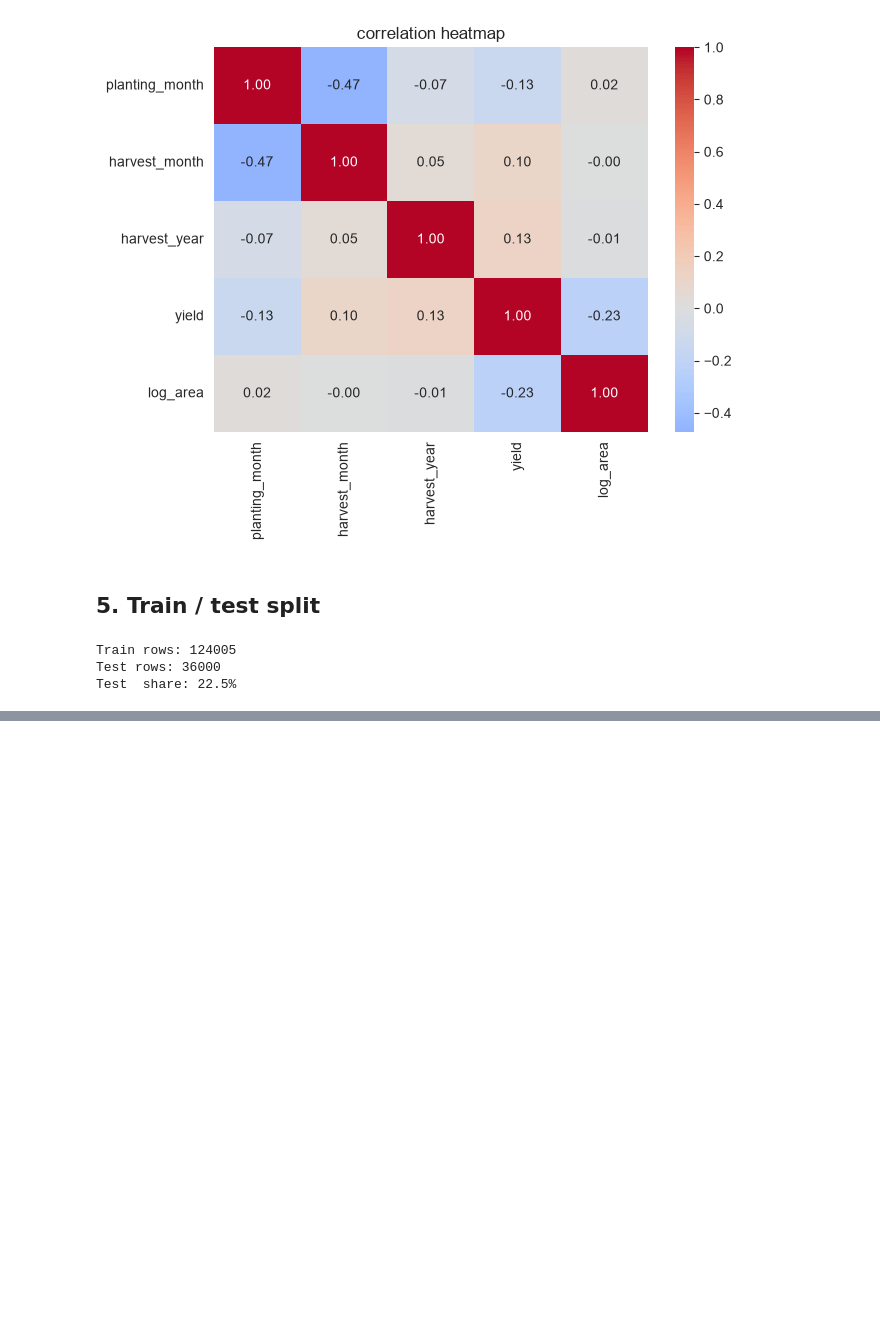
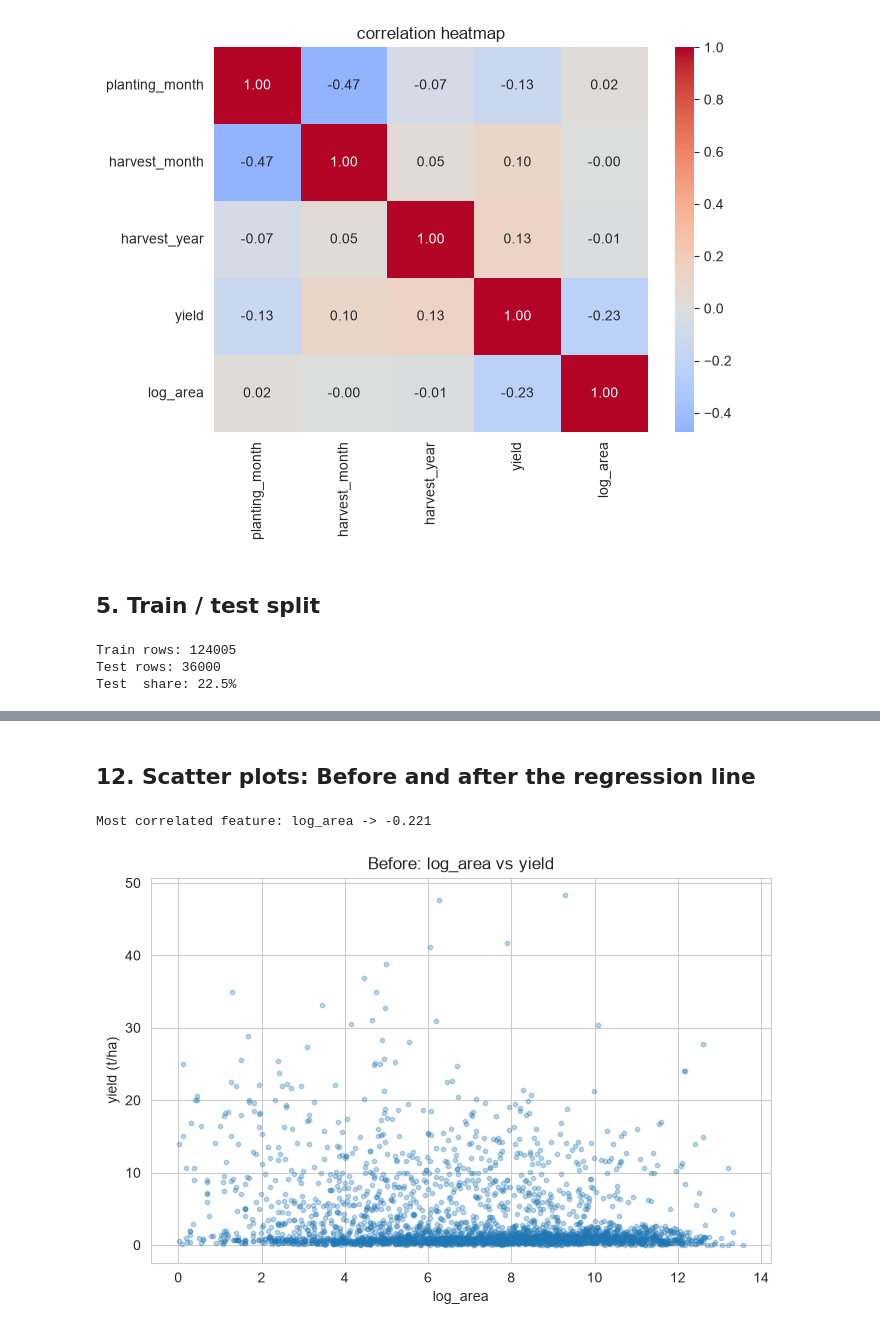
Before and after one commit to Queenu-7/linear-regression-summative, a Jupyter notebook: linear_regression/multivariate.ipynb, the cells around one changed output, grey strips where cells are left out. Saved outputs shown, nothing was run; the diff lists cells and outputs as text; code cells hidden in the pictures; blank space fills up the shorter version.

```diff
--- a/linear_regression/multivariate.ipynb
+++ b/linear_regression/multivariate.ipynb
@@ -211,0 +454,26 @@ Test  share: 22.5%
+# %% [markdown]
+## 12. Scatter plots: Before and after the regression line
+# %%
+# find the numeric feature most correlated with yield (using log of area)
+plot_df = train_df[["planting_month", "harvest_month", "harvest_year", "area", "yield"]].copy()
+plot_df["log_area"] = np.log1p(plot_df["area"])
+plot_df = plot_df.drop(columns="area")
+
+correlations = plot_df.corr()["yield"].drop("yield")
+top_feature = correlations.abs().idxmax()
+print("Most correlated feature:", top_feature, "->", round(correlations[top_feature], 3))
+
+# use a random sample of points so the plot is readable
+sample = plot_df.sample(3000, random_state=42)
+# %% [output]
+Most correlated feature: log_area -> -0.221
+# %%
+# Scatter Before
+plt.figure(figsize=(8, 5))
+plt.scatter(sample[top_feature], sample["yield"], alpha=0.3, s=10)
+plt.xlabel(top_feature)
+plt.ylabel("yield (t/ha)")
+plt.title("Before: " + top_feature + " vs yield")
+plt.show()
+# %% [output]
+[figure, added]
```
Also changed, not shown: parts of 28 cells of this notebook.
